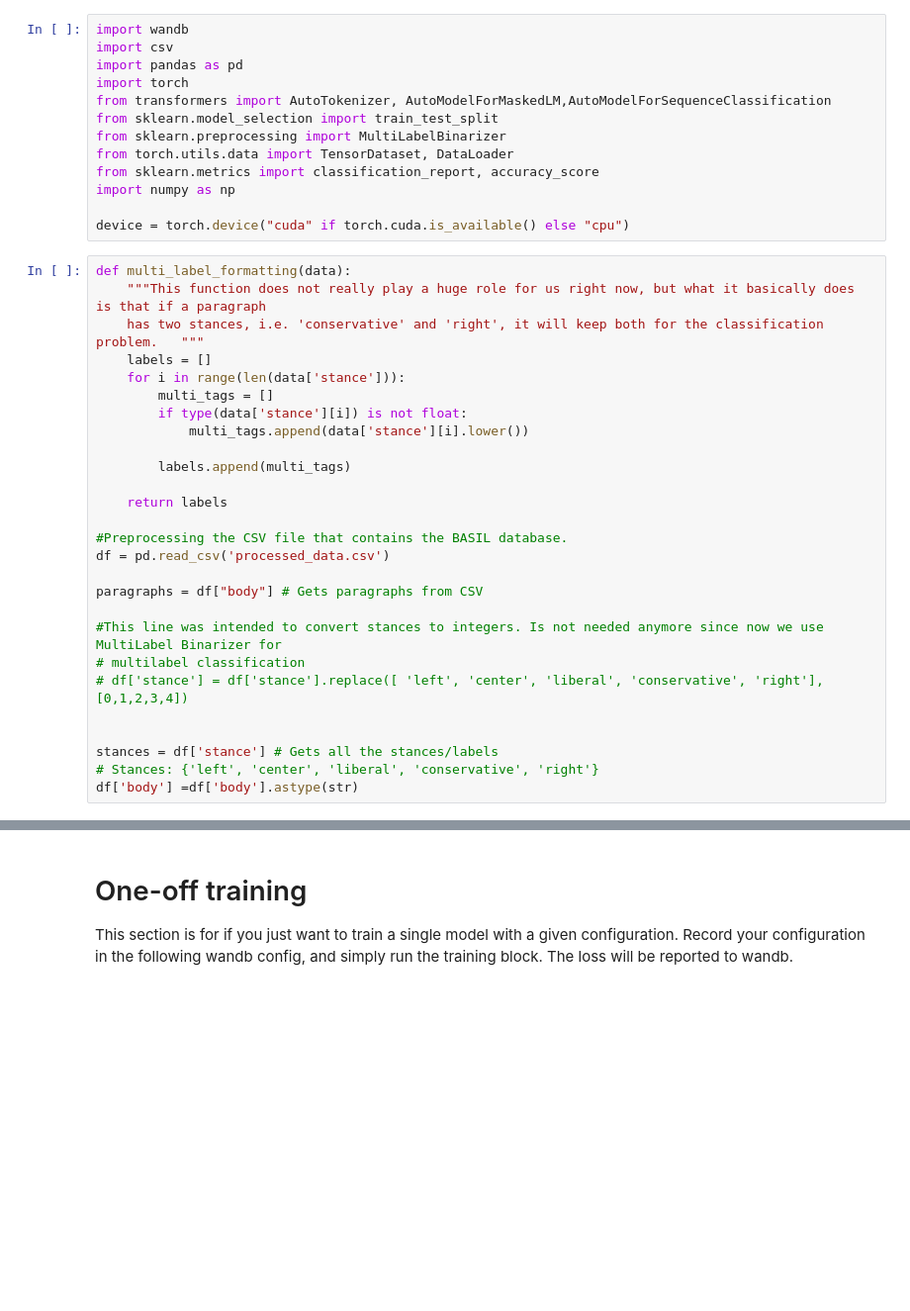
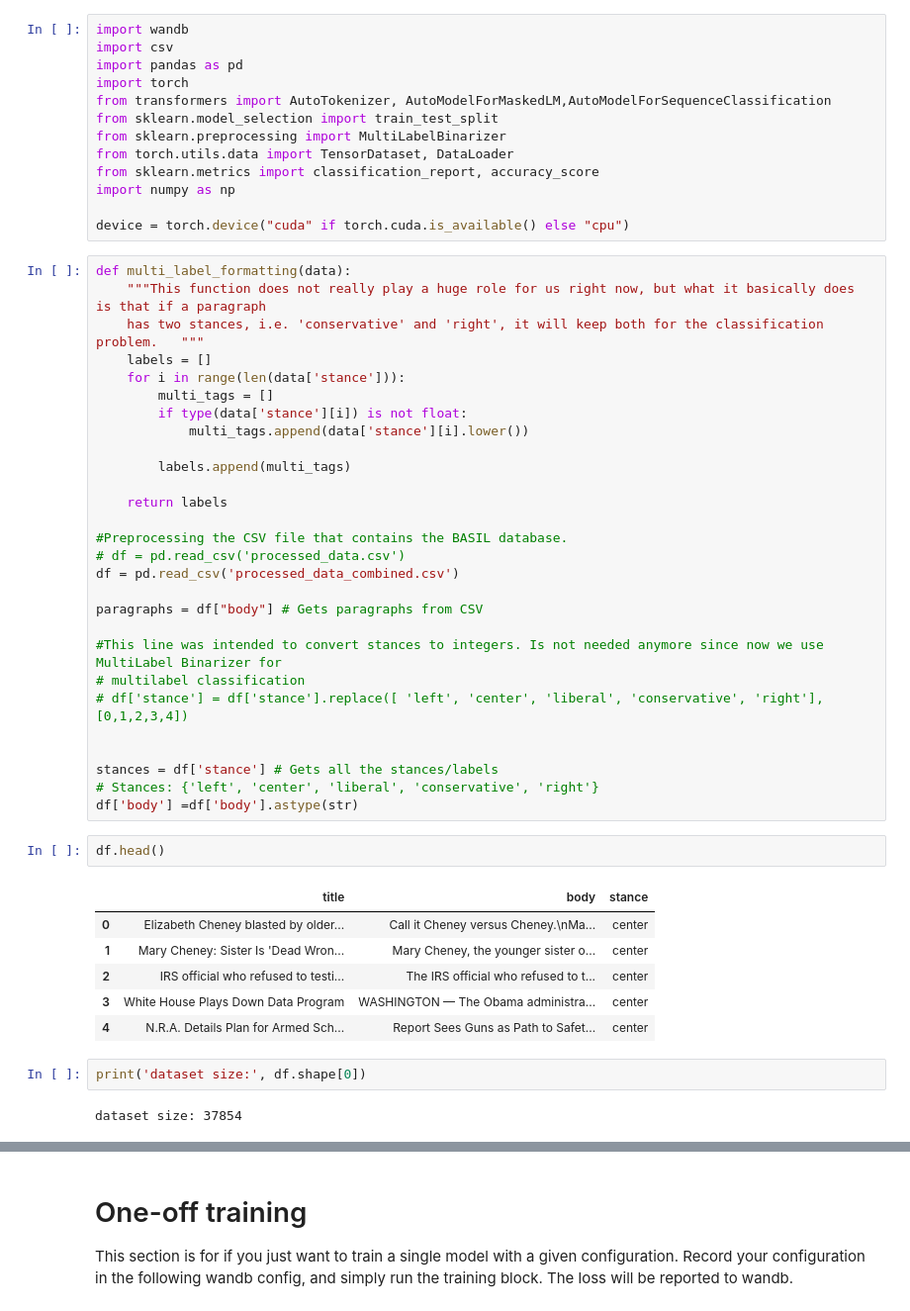
Before and after one commit to bfefferm-pers/MIT_68610_project_LLM_news, a Jupyter notebook: POLITICS_finetuning/POLITICS_main.ipynb, the cells around one changed output, grey strips where cells are left out. Shown: that part at 99% size. Saved outputs shown, nothing was run; the diff lists cells and outputs as text; blank space fills up the shorter version.

```diff
--- a/POLITICS_finetuning/POLITICS_main.ipynb
+++ b/POLITICS_finetuning/POLITICS_main.ipynb
@@ -50,7 +68,8 @@ def multi_label_formatting(data):
     return labels
 
 #Preprocessing the CSV file that contains the BASIL database.
-df = pd.read_csv('processed_data.csv')
+# df = pd.read_csv('processed_data.csv')
+df = pd.read_csv('processed_data_combined.csv')
 
 paragraphs = df["body"] # Gets paragraphs from CSV
 
@@ -62,6 +81,19 @@ paragraphs = df["body"] # Gets paragraphs from CSV
 stances = df['stance'] # Gets all the stances/labels
 # Stances: {'left', 'center', 'liberal', 'conservative', 'right'}
 df['body'] =df['body'].astype(str)
+# %%
+df.head()
+# %% [output]
+|  | title | body | stance |
+| 0 | Elizabeth Cheney blasted by older... | Call it Cheney versus Cheney.\nMa... | center |
+| 1 | Mary Cheney: Sister Is 'Dead Wron... | Mary Cheney, the younger sister o... | center |
+| 2 | IRS official who refused to testi... | The IRS official who refused to t... | center |
+| 3 | White House Plays Down Data Program | WASHINGTON — The Obama administra... | center |
+| 4 | N.R.A. Details Plan for Armed Sch... | Report Sees Guns as Path to Safet... | center |
+# %%
+print('dataset size:', df.shape[0])
+# %% [output]
+dataset size: 37854
 # %%
 def init_data_model(batch_size, test_size):
 
```
Also changed, not shown: parts of 15 cells of this notebook.
